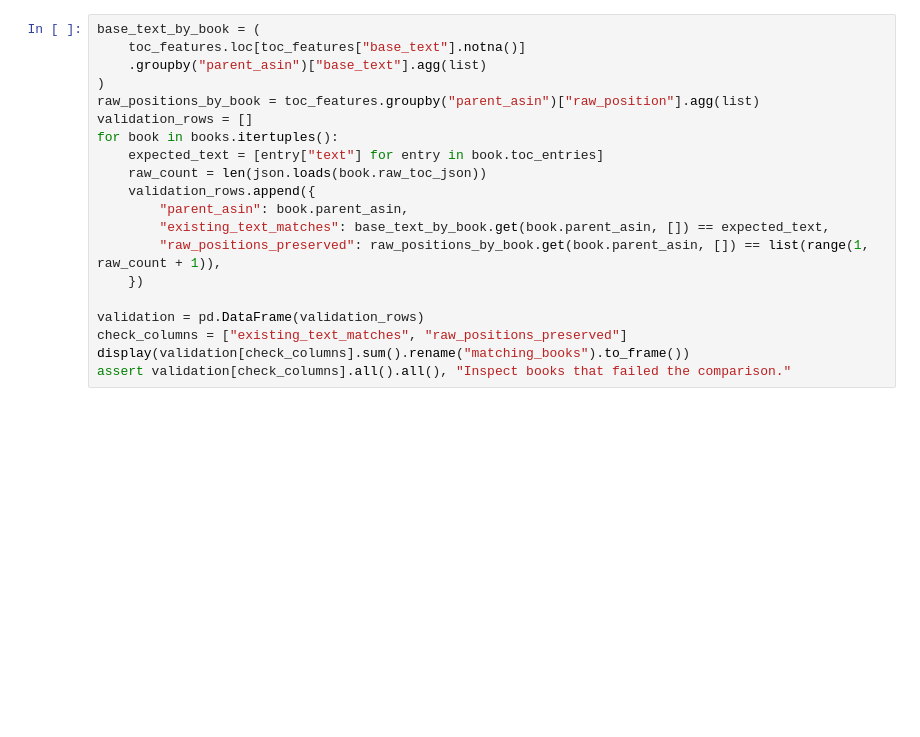
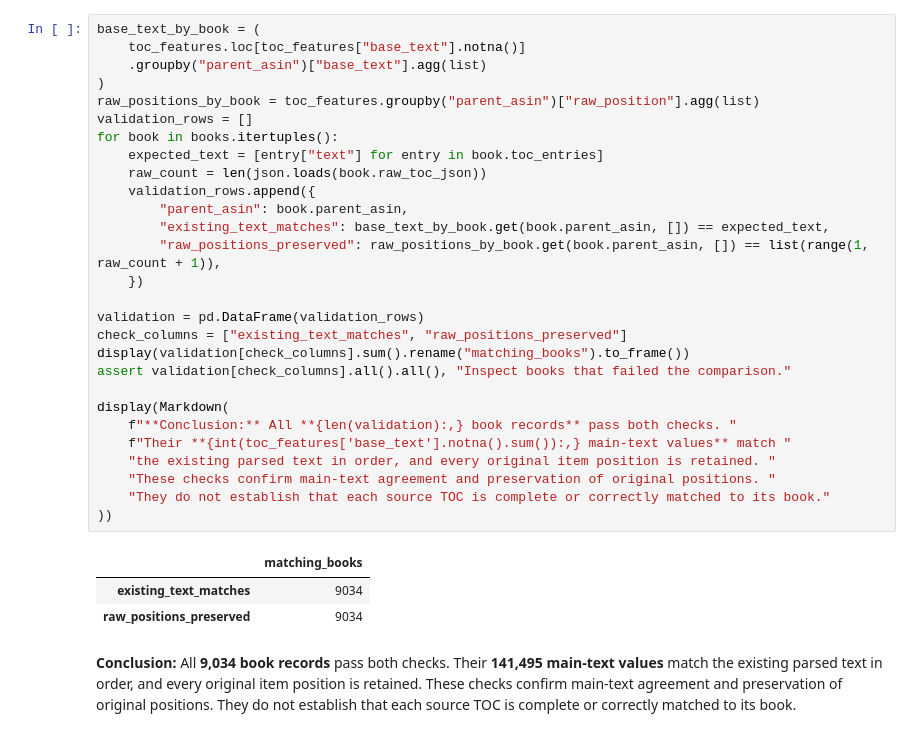
Before and after one commit to dominiclizarraga/bookpath_v2, a Jupyter notebook: notebooks/03_toc_preparation_preview.ipynb, the cells around one changed output. Saved outputs shown, nothing was run; the diff lists cells and outputs as text; blank space fills up the shorter version.

```diff
--- a/notebooks/03_toc_preparation_preview.ipynb
+++ b/notebooks/03_toc_preparation_preview.ipynb
@@ -211,21 +388,34 @@ Objective: Check each book separately: its nonempty `base_text` values should re
 # %%
 base_text_by_book = (
     toc_features.loc[toc_features["base_text"].notna()]
     .groupby("parent_asin")["base_text"].agg(list)
 )
 raw_positions_by_book = toc_features.groupby("parent_asin")["raw_position"].agg(list)
 validation_rows = []
 for book in books.itertuples():
     expected_text = [entry["text"] for entry in book.toc_entries]
     raw_count = len(json.loads(book.raw_toc_json))
     validation_rows.append({
         "parent_asin": book.parent_asin,
         "existing_text_matches": base_text_by_book.get(book.parent_asin, []) == expected_text,
         "raw_positions_preserved": raw_positions_by_book.get(book.parent_asin, []) == list(range(1, raw_count + 1)),
     })
 
 validation = pd.DataFrame(validation_rows)
 check_columns = ["existing_text_matches", "raw_positions_preserved"]
 display(validation[check_columns].sum().rename("matching_books").to_frame())
 assert validation[check_columns].all().all(), "Inspect books that failed the comparison."
+
+display(Markdown(
+    f"**Conclusion:** All **{len(validation):,} book records** pass both checks. "
+    f"Their **{int(toc_features['base_text'].notna().sum()):,} main-text values** match "
+    "the existing parsed text in order, and every original item position is retained. "
+    "These checks confirm main-text agreement and preservation of original positions. "
+    "They do not establish that each source TOC is complete or correctly matched to its book."
+))
+# %% [output]
+|  | matching_books |
+| existing_text_matches | 9034 |
+| raw_positions_preserved | 9034 |
+**Conclusion:** All **9,034 book records** pass both checks. Their **141,495 main-text values** match the existing parsed text in order, and every original item position is retained. These checks confirm main-text agreement and preservation of original positions. They do not establish that each source TOC is complete or correctly matched to its book.
 # %% [markdown]
```
Also changed, not shown: parts of 18 cells of this notebook, 2 other files.
